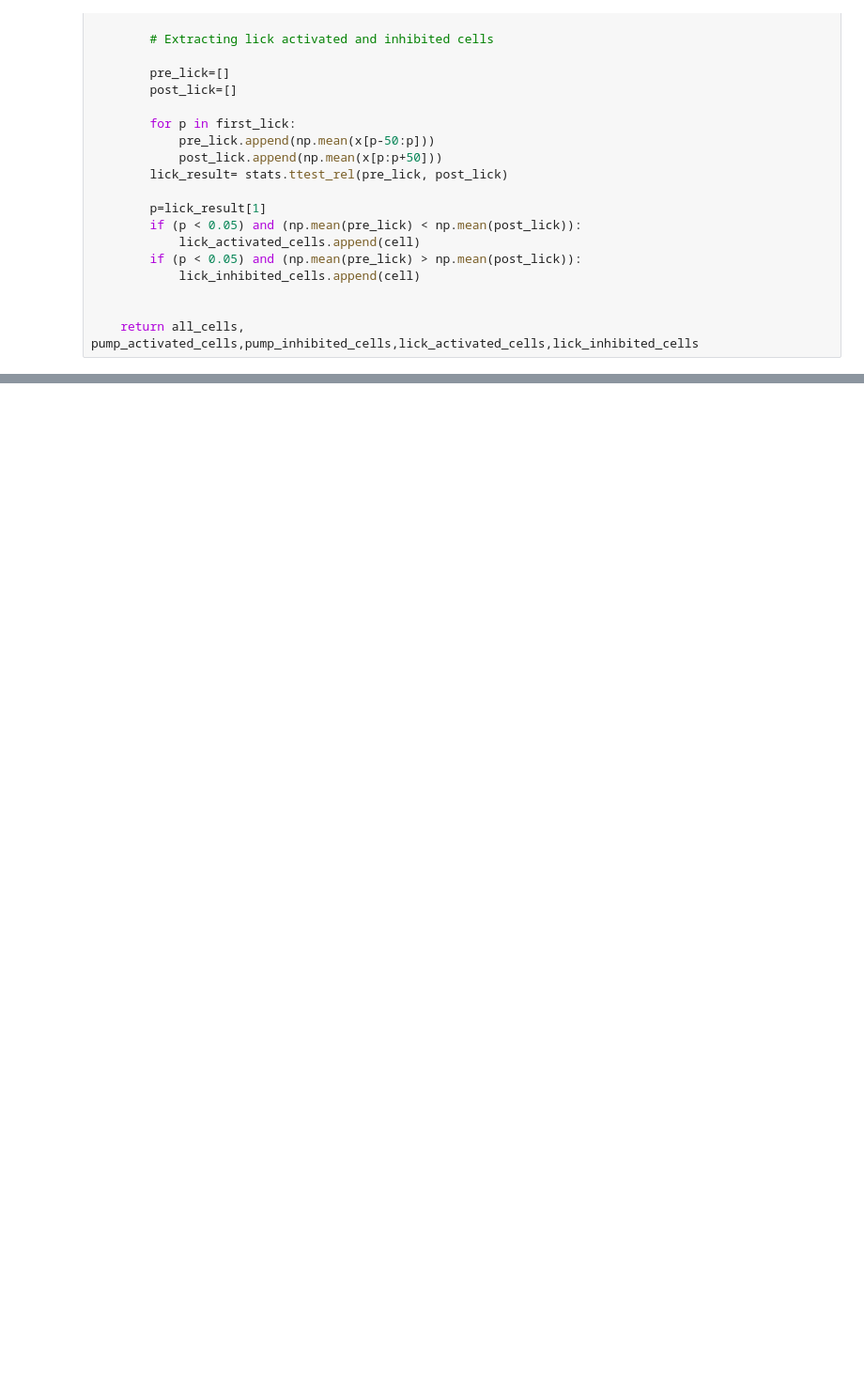
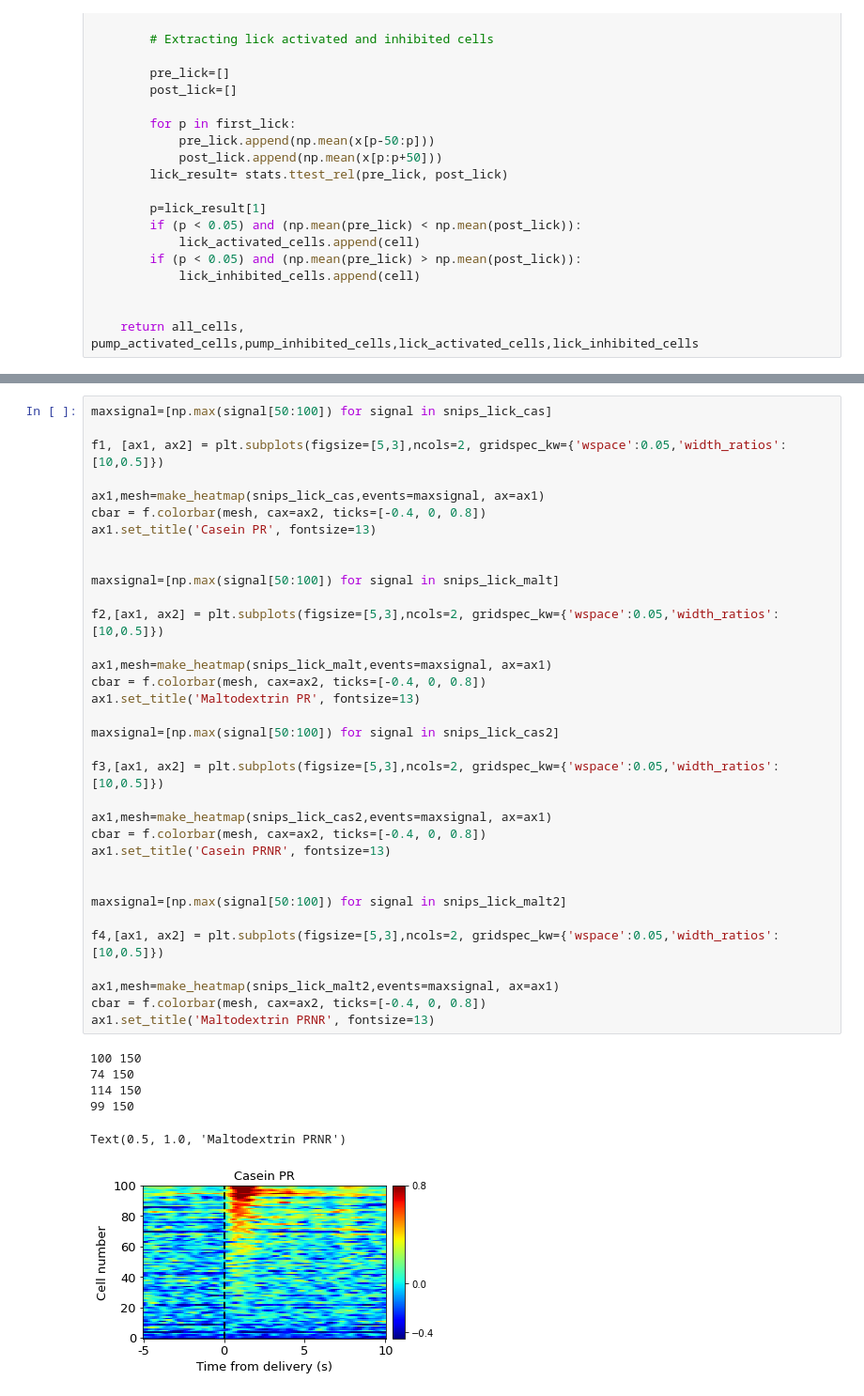
Before and after one commit to jetsetmette/VGP, a Jupyter notebook: notebooks/extract 2p data-Copy1.ipynb, the cells around one changed output, grey strips where cells are left out. Shown at 94% size. Cells and saved outputs as stored; diff of their text form; blank space fills up the shorter version.

```diff
--- a/notebooks/extract 2p data-Copy1.ipynb
+++ b/notebooks/extract 2p data-Copy1.ipynb
@@ -735,0 +440,41 @@ fig3.savefig('C:\\Users\\mko102\\GitHub\\VGP\\output\\koolaid-pump.png')
+# %%
+maxsignal=[np.max(signal[50:100]) for signal in snips_lick_cas]
+
+f1, [ax1, ax2] = plt.subplots(figsize=[5,3],ncols=2, gridspec_kw={'wspace':0.05,'width_ratios':[10,0.5]})
+
+ax1,mesh=make_heatmap(snips_lick_cas,events=maxsignal, ax=ax1)
+cbar = f.colorbar(mesh, cax=ax2, ticks=[-0.4, 0, 0.8])
+ax1.set_title('Casein PR', fontsize=13)
+
+
+maxsignal=[np.max(signal[50:100]) for signal in snips_lick_malt]
+
+f2,[ax1, ax2] = plt.subplots(figsize=[5,3],ncols=2, gridspec_kw={'wspace':0.05,'width_ratios':[10,0.5]})
+
+ax1,mesh=make_heatmap(snips_lick_malt,events=maxsignal, ax=ax1)
+cbar = f.colorbar(mesh, cax=ax2, ticks=[-0.4, 0, 0.8])
+ax1.set_title('Maltodextrin PR', fontsize=13)
+
+maxsignal=[np.max(signal[50:100]) for signal in snips_lick_cas2]
+
+f3,[ax1, ax2] = plt.subplots(figsize=[5,3],ncols=2, gridspec_kw={'wspace':0.05,'width_ratios':[10,0.5]})
+
+ax1,mesh=make_heatmap(snips_lick_cas2,events=maxsignal, ax=ax1)
+cbar = f.colorbar(mesh, cax=ax2, ticks=[-0.4, 0, 0.8])
+ax1.set_title('Casein PRNR', fontsize=13)
+
+
+maxsignal=[np.max(signal[50:100]) for signal in snips_lick_malt2]
+
+f4,[ax1, ax2] = plt.subplots(figsize=[5,3],ncols=2, gridspec_kw={'wspace':0.05,'width_ratios':[10,0.5]})
+
+ax1,mesh=make_heatmap(snips_lick_malt2,events=maxsignal, ax=ax1)
+cbar = f.colorbar(mesh, cax=ax2, ticks=[-0.4, 0, 0.8])
+ax1.set_title('Maltodextrin PRNR', fontsize=13)
+# %% [output]
+100 150
+74 150
+114 150
+99 150
+Text(0.5, 1.0, 'Maltodextrin PRNR')
+[figure, added]
```
Also changed, not shown: parts of 47 cells of this notebook.
